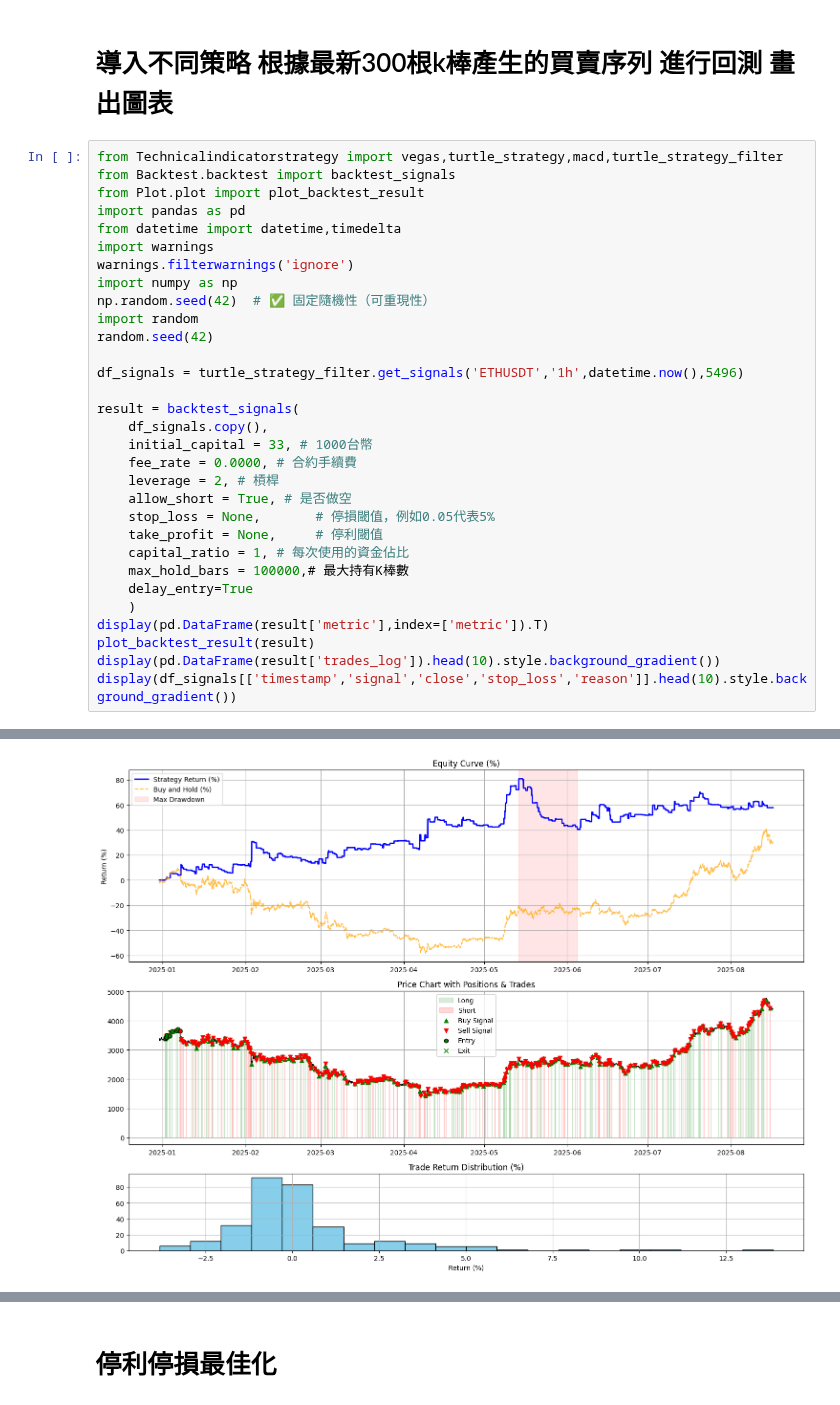
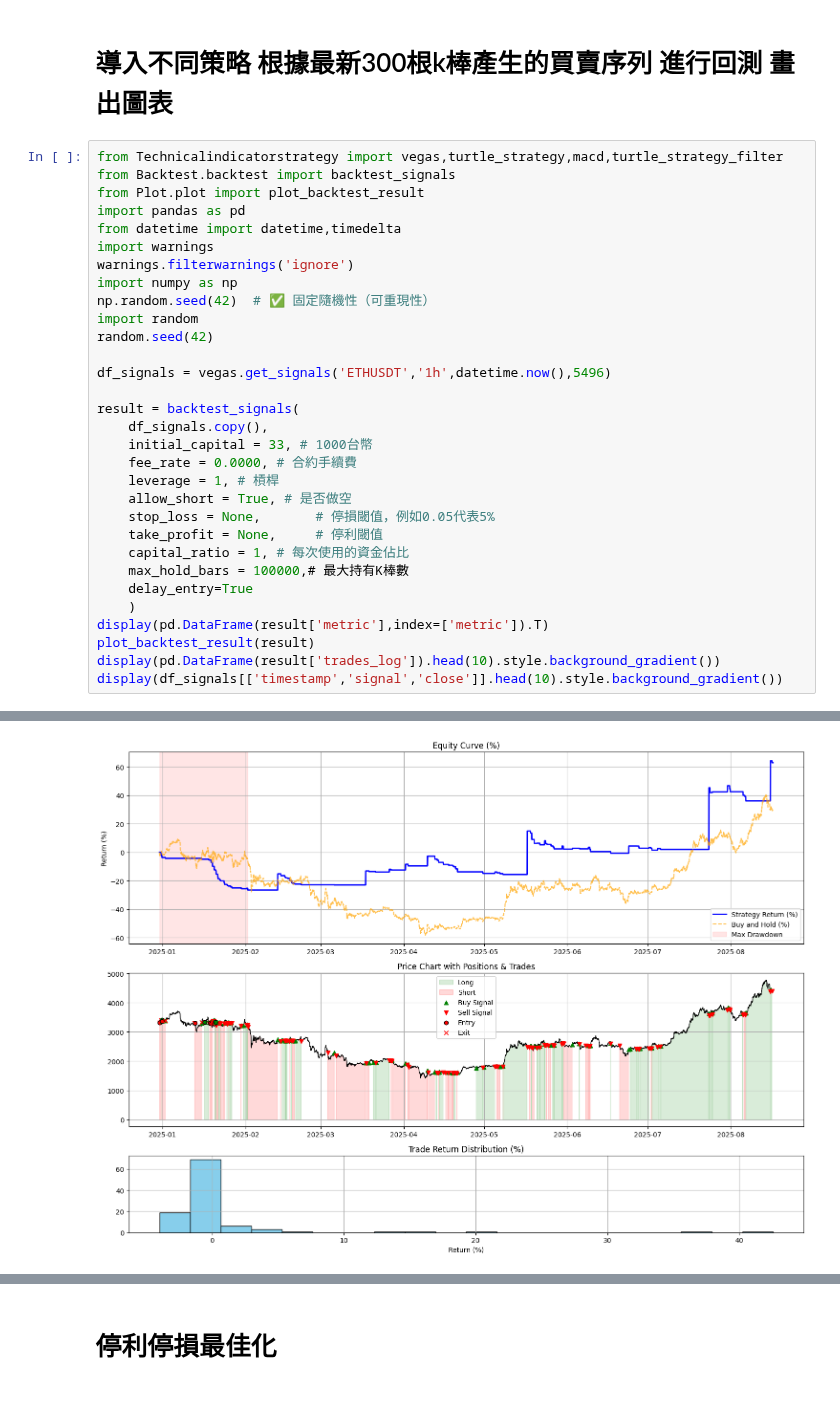
Before and after one commit to skywalker0803r/Vedanta, a Jupyter notebook: backtest_usage.ipynb, the cells around one changed output, grey strips where cells are left out. Cells and saved outputs as stored; diff of their text form.

```diff
--- a/backtest_usage.ipynb
+++ b/backtest_usage.ipynb
@@ -13,13 +13,13 @@ np.random.seed(42)  # ✅ 固定隨機性（可重現性）
 import random
 random.seed(42)
 
-df_signals = turtle_strategy_filter.get_signals('ETHUSDT','1h',datetime.now(),5496)
+df_signals = vegas.get_signals('ETHUSDT','1h',datetime.now(),5496)
 
 result = backtest_signals(
     df_signals.copy(),
     initial_capital = 33, # 1000台幣
     fee_rate = 0.0000, # 合約手續費
-    leverage = 2, # 槓桿
+    leverage = 1, # 槓桿
     allow_short = True, # 是否做空
     stop_loss = None,       # 停損閾值，例如0.05代表5%
     take_profit = None,     # 停利閾值
@@ -30,7 +30,7 @@ result = backtest_signals(
 display(pd.DataFrame(result['metric'],index=['metric']).T)
 plot_backtest_result(result)
 display(pd.DataFrame(result['trades_log']).head(10).style.background_gradient())
-display(df_signals[['timestamp','signal','close','stop_loss','reason']].head(10).style.background_gradient())
+display(df_signals[['timestamp','signal','close']].head(10).style.background_gradient())
 # %% [output]
 |  | metric |
 | 回測K棒數量 | 5496 |
@@ -49,2 +49,2 @@ display(df_signals[['timestamp','signal','close','stop_loss','reason']].head(10)
-[figure, old version]
+[figure, new version]
 |  | entry_time | exit_time | side | entry_price | exit_price | bars_held | return | reason |
```
Also changed, not shown: parts of 1 cell of this notebook, 1 other file.
